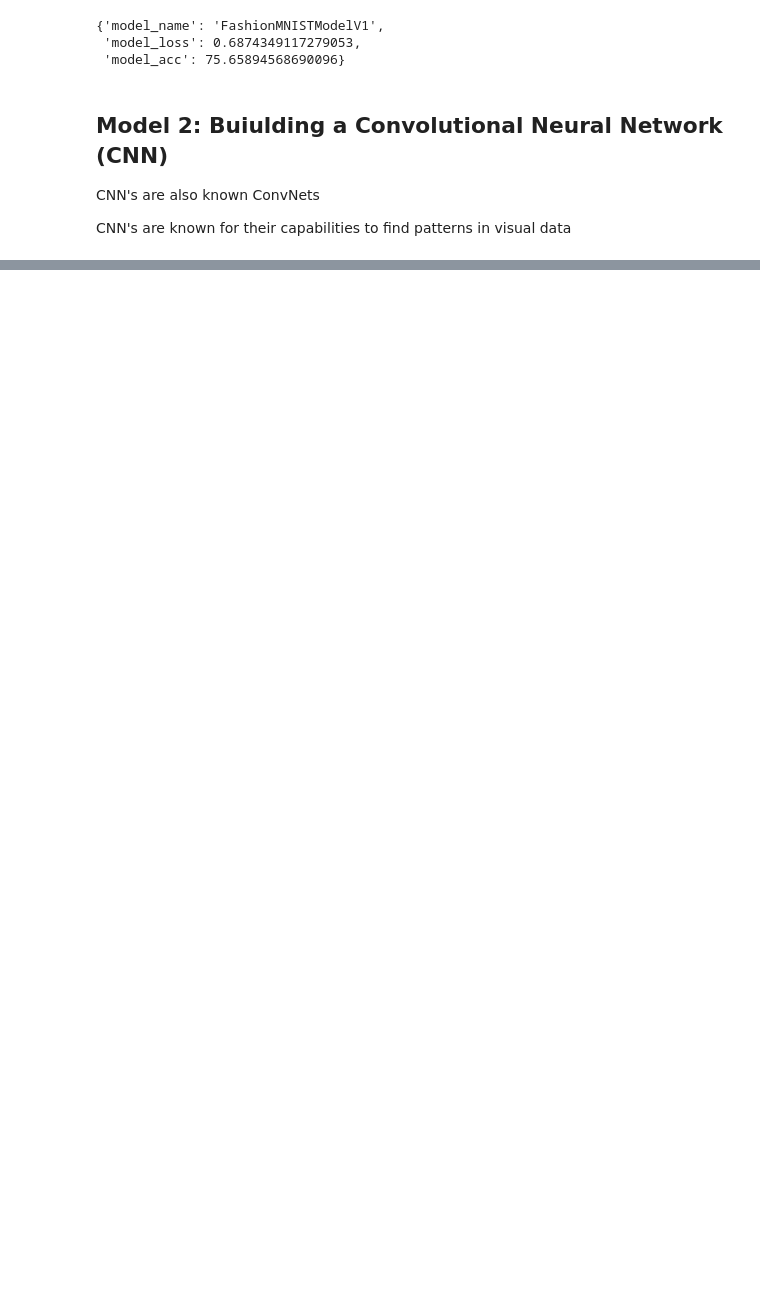
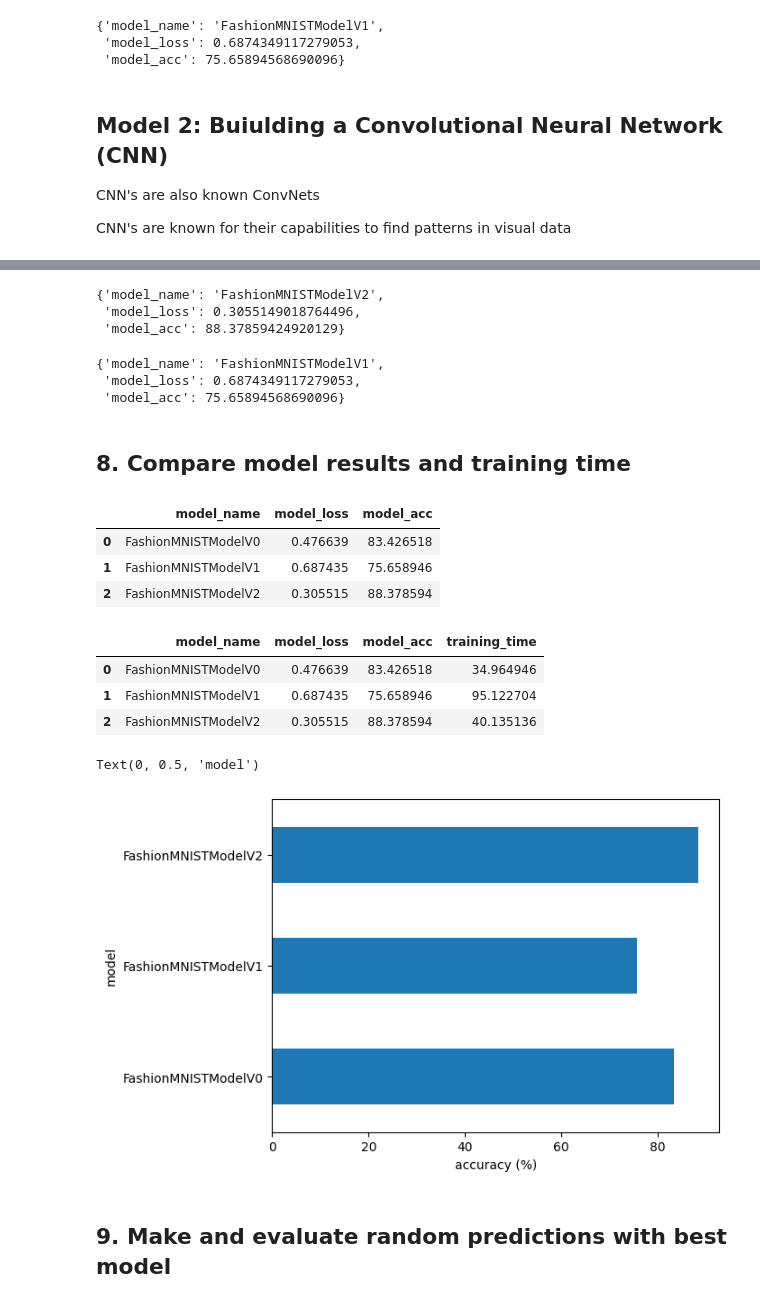
Before and after one commit to toki-04/studying-pytorch, a Jupyter notebook: 03_pytorch_computer_vision.ipynb, the cells around one changed output, grey strips where cells are left out. Cells and saved outputs as stored; diff of their text form; code cells hidden in the pictures; blank space fills up the shorter version.

```diff
--- a/03_pytorch_computer_vision.ipynb
+++ b/03_pytorch_computer_vision.ipynb
@@ -883,0 +992,5 @@ FashionMNISTModelV2(
+# %%
+# Setup loss function/eval metrics/optimizer
+from helper_functions import accuracy_fn
+loss_fn = nn.CrossEntropyLoss()
+optimizer = torch.optim.SGD(params=model_2.parameters(), lr=0.1)
@@ -883,0 +1054,57 @@ FashionMNISTModelV2(
+# %%
+# Get model_2 results
+model_2_results = eval_model(
+    model=model_2,
+    data_loader=test_dataloader,
+    loss_fn=loss_fn,
+    accuracy_fn=accuracy_fn,
+    device=device
+)
+
+model_2_results
+# %% [output]
+{'model_name': 'FashionMNISTModelV2',
+ 'model_loss': 0.3055149018764496,
+ 'model_acc': 88.37859424920129}
+# %%
+model_1_results
+# %% [output]
+{'model_name': 'FashionMNISTModelV1',
+ 'model_loss': 0.6874349117279053,
+ 'model_acc': 75.65894568690096}
+# %% [markdown]
+## 8. Compare model results and training time
+# %%
+import pandas as pd
+compare_results = pd.DataFrame([model_0_results,
+                                model_1_results,
+                                model_2_results])
+
+compare_results
+# %% [output]
+|  | model_name | model_loss | model_acc |
+| 0 | FashionMNISTModelV0 | 0.476639 | 83.426518 |
+| 1 | FashionMNISTModelV1 | 0.687435 | 75.658946 |
+| 2 | FashionMNISTModelV2 | 0.305515 | 88.378594 |
+# %%
+# Add training time to results comparison
+compare_results["training_time"] = [total_train_time_model_0,
+                                     total_train_time_model_1,
+                                     total_train_time_model_2]
+
+compare_results
+# %% [output]
+|  | model_name | model_loss | model_acc | training_time |
+| 0 | FashionMNISTModelV0 | 0.476639 | 83.426518 | 34.964946 |
+| 1 | FashionMNISTModelV1 | 0.687435 | 75.658946 | 95.122704 |
+| 2 | FashionMNISTModelV2 | 0.305515 | 88.378594 | 40.135136 |
+# %%
+# Visualize our model results
+compare_results.set_index("model_name")["model_acc"].plot(kind="barh")
+plt.xlabel("accuracy (%)")
+plt.ylabel("model")
+# %% [output]
+Text(0, 0.5, 'model')
+[figure, added]
+# %% [markdown]
+## 9. Make and evaluate random predictions with best model
```
Also changed, not shown: parts of 41 cells of this notebook.
